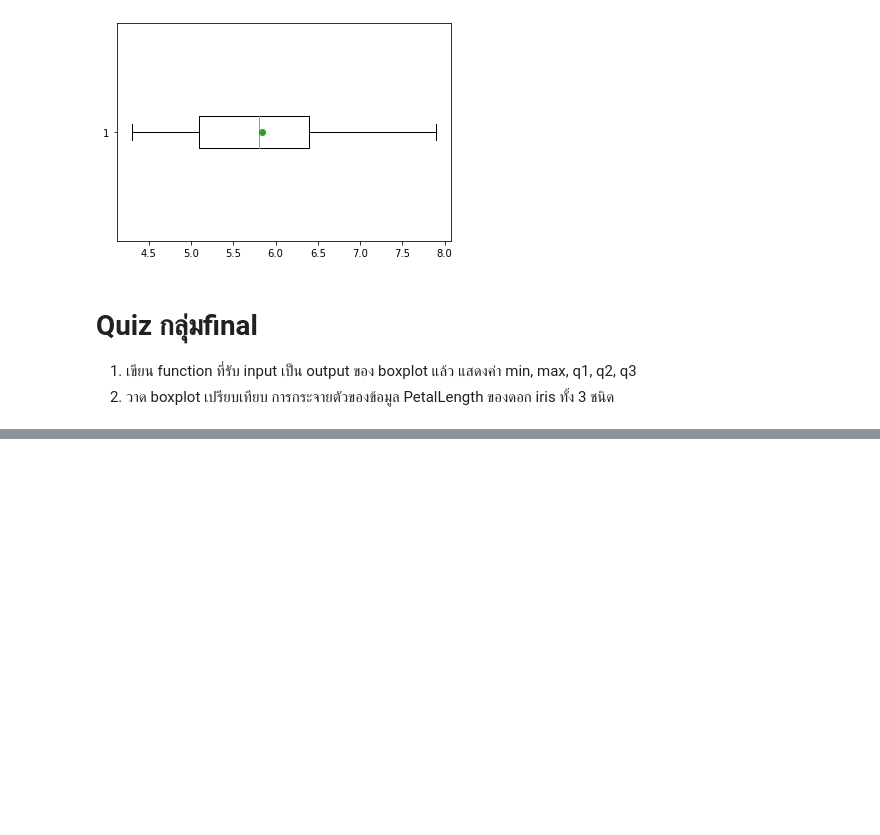
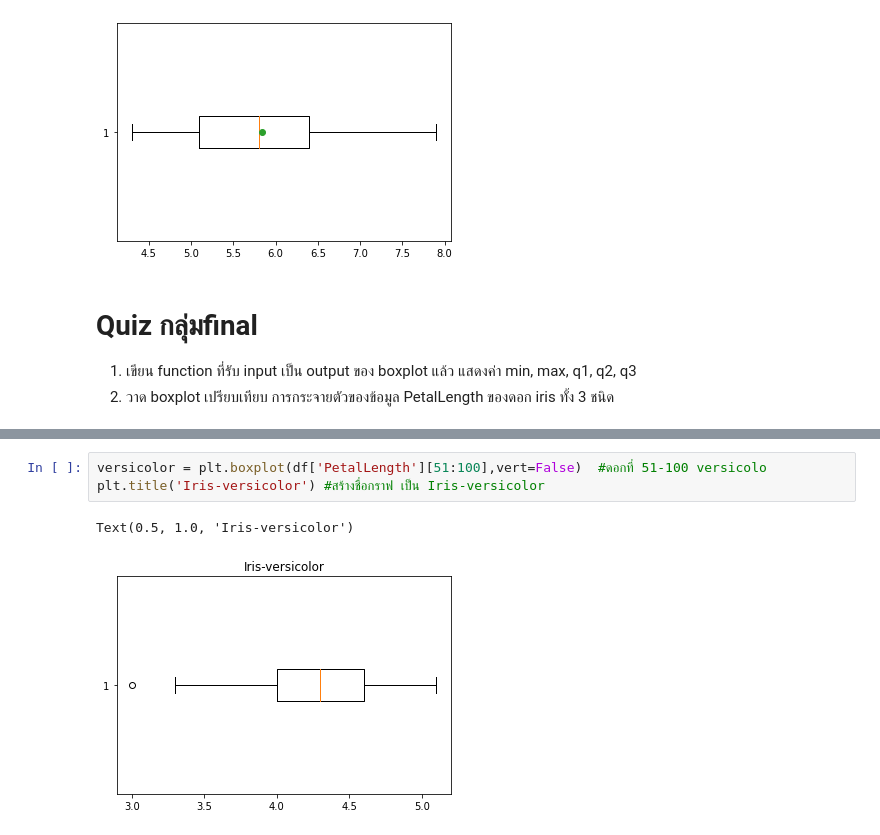
Before and after one commit to ploybongkot/data_viz_2022, a Jupyter notebook: DataViz02_Data_Distribution.ipynb, the cells around one changed output, grey strips where cells are left out. Saved outputs shown, nothing was run; the diff lists cells and outputs as text; blank space fills up the shorter version.

```diff
--- a/DataViz02_Data_Distribution.ipynb
+++ b/DataViz02_Data_Distribution.ipynb
@@ -292,0 +359,6 @@ plt.boxplot(df['SepalLength'],vert=False,showmeans=True,meanprops={'marker':'o'}
+# %%
+versicolor = plt.boxplot(df['PetalLength'][51:100],vert=False)  #ดอกที่ 51-100 versicolo
+plt.title('Iris-versicolor') #สร้างชื่อกราฟ เป็น Iris-versicolor
+# %% [output]
+Text(0.5, 1.0, 'Iris-versicolor')
+[figure, added]
```
Also changed, not shown: parts of 12 cells of this notebook.
